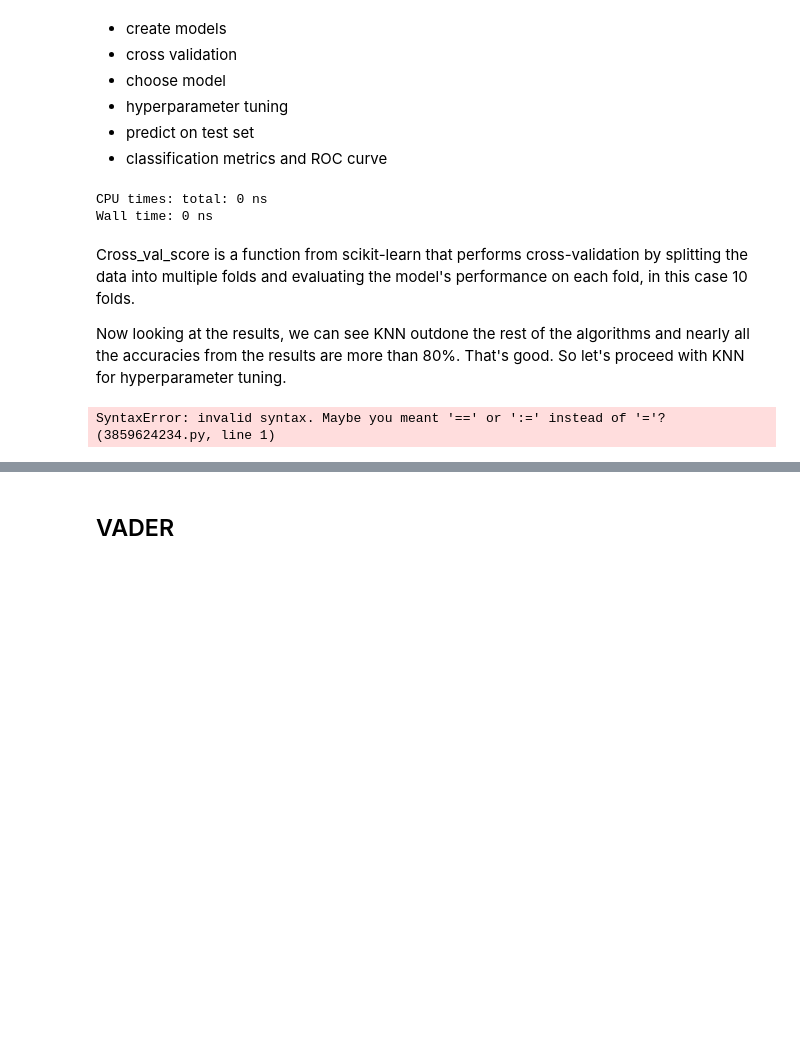
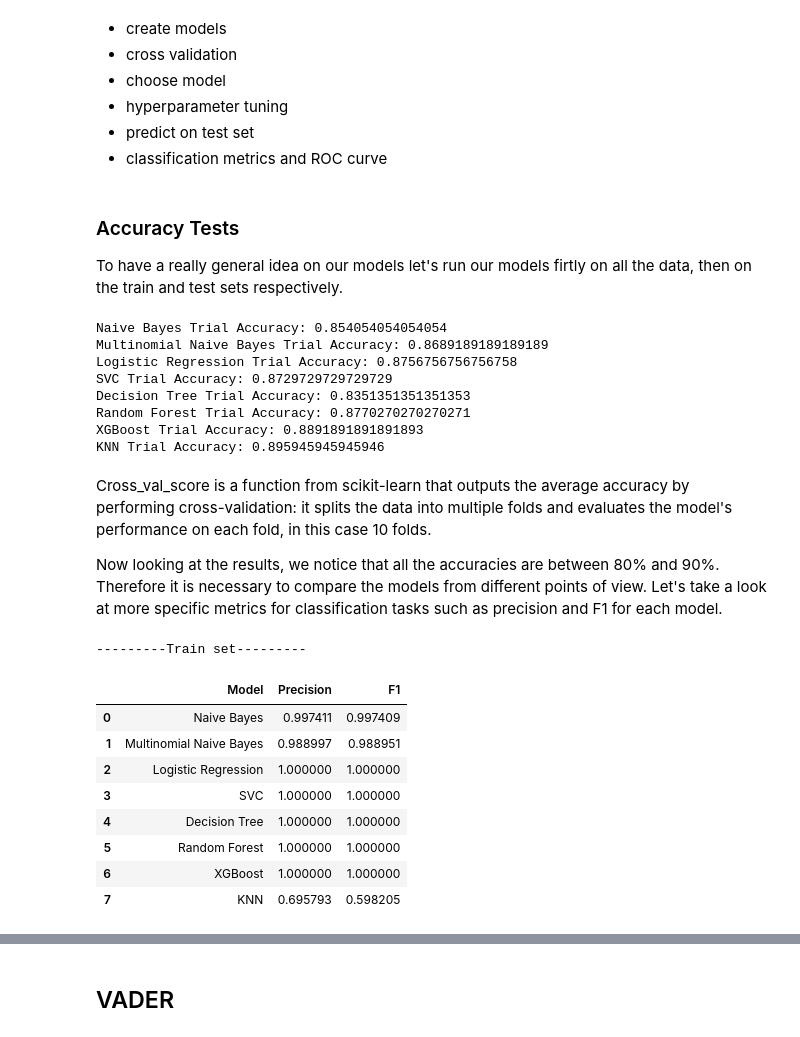
Before and after one commit to DavidAlexanderMoe/Sentiment-Analysis-and-Web-Scraping, a Jupyter notebook: Scripts/Analysis/4. Model Selection and Evaluation.ipynb, the cells around one changed output, grey strips where cells are left out. Saved outputs shown, nothing was run; the diff lists cells and outputs as text; code cells hidden in the pictures; blank space fills up the shorter version.

Commit message:
models

```diff
--- a/Scripts/Analysis/4. Model Selection and Evaluation.ipynb
+++ b/Scripts/Analysis/4. Model Selection and Evaluation.ipynb
@@ -43,26 +46,54 @@ XGB = xgb.XGBClassifier()
+# %% [markdown]
+### Accuracy Tests
+
+To have a really general idea on our models let's run our models firtly on all the data, then on the train and test sets respectively.
 # %%
-%%time
+X = tfidf.fit_transform(data['Clean Review']).toarray()
+y = data['Target']
+
 crossval_dict = {0: 'Naive Bayes',
                 1: 'Multinomial Naive Bayes',
                 2: 'Logistic Regression',
                 3: 'SVC',
-                4: 'KNN',
-                5: 'Decision Tree',
-                6: 'Random Forest',
-                7: 'XGBoost'}
-crossval_models=[NB, MNB, LR, SV, KNN, DT, RF, XGB]
+                4: 'Decision Tree',
+                5: 'Random Forest',
+                6: 'XGBoost',
+                7: 'KNN'}
+crossval_models=[NB, MNB, LR, SV, DT, RF, XGB, KNN]
 
 for i, model in enumerate(crossval_models):
-    print("{} Test Accuracy: {}".format(crossval_dict[i], cross_val_score(model, X.toarray(), y, cv=10, scoring ='accuracy').mean()))
+    print("{} Trial Accuracy: {}".format(crossval_dict[i], cross_val_score(model, X, y, cv=10, scoring ='accuracy').mean()))
 # %% [output]
-CPU times: total: 0 ns
-Wall time: 0 ns
+Naive Bayes Trial Accuracy: 0.854054054054054
+Multinomial Naive Bayes Trial Accuracy: 0.8689189189189189
+Logistic Regression Trial Accuracy: 0.8756756756756758
+SVC Trial Accuracy: 0.8729729729729729
+Decision Tree Trial Accuracy: 0.8351351351351353
+Random Forest Trial Accuracy: 0.8770270270270271
+XGBoost Trial Accuracy: 0.8891891891891893
+KNN Trial Accuracy: 0.895945945945946
 # %% [markdown]
-Cross_val_score is a function from scikit-learn that performs cross-validation by splitting the data into multiple folds and evaluating the model's performance on each fold, in this case 10 folds.
+Cross_val_score is a function from scikit-learn that outputs the average accuracy by performing cross-validation: it splits the data into multiple folds and evaluates the model's performance on each fold, in this case 10 folds.
 
-Now looking at the results, we can see KNN outdone the rest of the algorithms and nearly all the accuracies from the results are more than 80%. That's good. So let's proceed with KNN for hyperparameter tuning.
+Now looking at the results, we notice that all the accuracies are between 80% and 90%. Therefore it is necessary to compare the models from different points of view. Let's take a look at more specific metrics for classification tasks such as precision and F1 for each model.
-# %%
-hyperparams = {n_neighbors = [4,5,6,7,8],
-               weights}
-# %% [output]
-SyntaxError: invalid syntax. Maybe you meant '==' or ':=' instead of '='? (3859624234.py, line 1)
+# %%
+print('---------Train set---------')
+results = []
+for i, model in enumerate(crossval_models):
+    model.fit(X_train, y_train)
+    precision = precision_score(y_train, model.predict(X_train), average="micro")
+    f1 = f1_score(y_train, model.predict(X_train), average="weighted")
+    results.append({'Model': crossval_dict[i], 'Precision': precision, 'F1': f1})
+df_results = pd.DataFrame(results)
+df_results
+# %% [output]
+---------Train set---------
+|  | Model | Precision | F1 |
+| 0 | Naive Bayes | 0.997411 | 0.997409 |
+| 1 | Multinomial Naive Bayes | 0.988997 | 0.988951 |
+| 2 | Logistic Regression | 1.000000 | 1.000000 |
+| 3 | SVC | 1.000000 | 1.000000 |
+| 4 | Decision Tree | 1.000000 | 1.000000 |
+| 5 | Random Forest | 1.000000 | 1.000000 |
+| 6 | XGBoost | 1.000000 | 1.000000 |
+| 7 | KNN | 0.695793 | 0.598205 |
```
Also changed, not shown: parts of 12 cells of this notebook.
